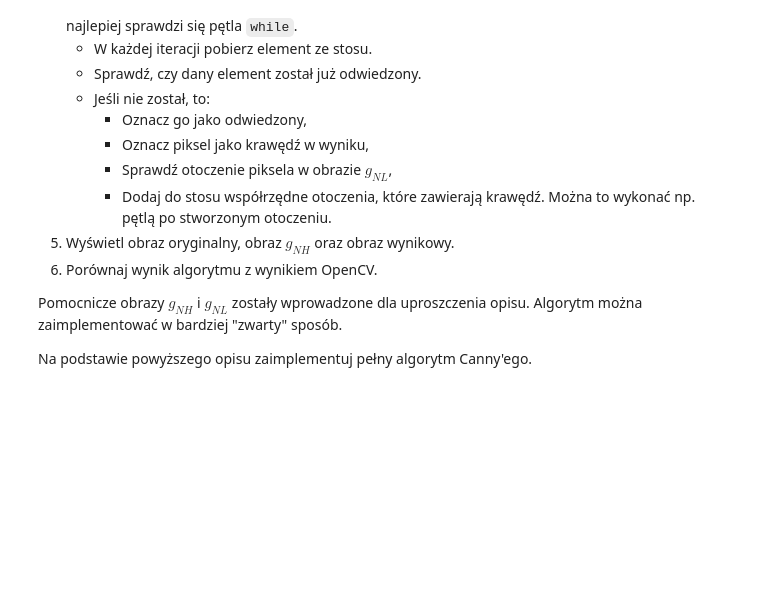
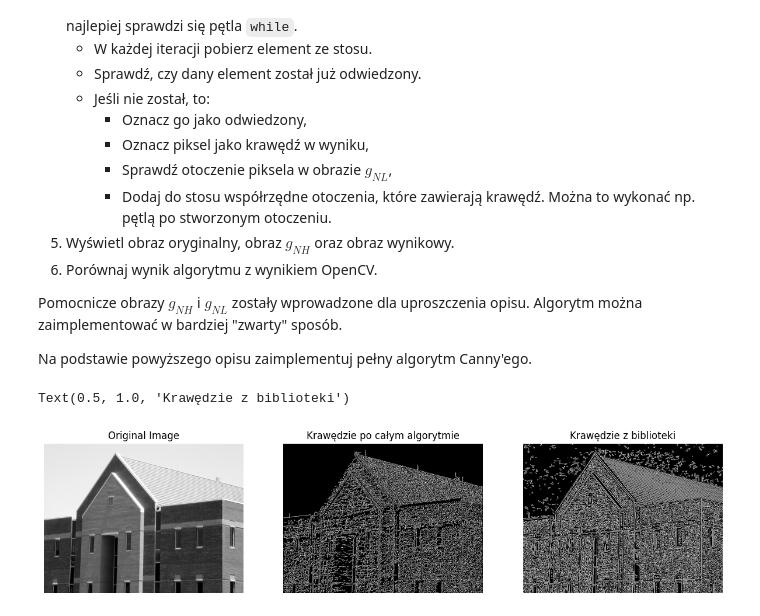
Before and after one commit to fpikon/Systemy_wizyjne, a Jupyter notebook: LAB_09/09_Canny_HW.ipynb, the cells around one changed output. Drawn from its saved outputs; the diff is of its cells as text; code cells hidden in the pictures; blank space fills up the shorter version.

```diff
--- a/LAB_09/09_Canny_HW.ipynb
+++ b/LAB_09/09_Canny_HW.ipynb
@@ -111,0 +136,24 @@ def nonmax(kier, amplitude):
+# %%
+dom = cv2.imread("dom.png", cv2.IMREAD_GRAYSCALE)
+
+g_nh,g_nl = canny(dom, tl=5, th=10)
+dom_canny_full = full_canny(dom, g_nh, g_nl)
+
+doc_cv2 = cv2.Canny(dom, 5, 10, None, 3, 1)
+
+fig, ax = plt.subplots(1, 3, figsize=(15, 5))
+
+ax[0].imshow(dom, cmap="gray")
+ax[0].axis('off')
+ax[0].set_title('Original Image')
+
+ax[1].imshow(dom_canny_full, cmap="gray")
+ax[1].axis('off')
+ax[1].set_title('Krawędzie po całym algorytmie')
+
+ax[2].imshow(doc_cv2, cmap="gray")
+ax[2].axis('off')
+ax[2].set_title('Krawędzie z biblioteki')
+# %% [output]
+Text(0.5, 1.0, 'Krawędzie z biblioteki')
+[figure, added]
```
Also changed, not shown: parts of 1 cell of this notebook, 1 other file.
